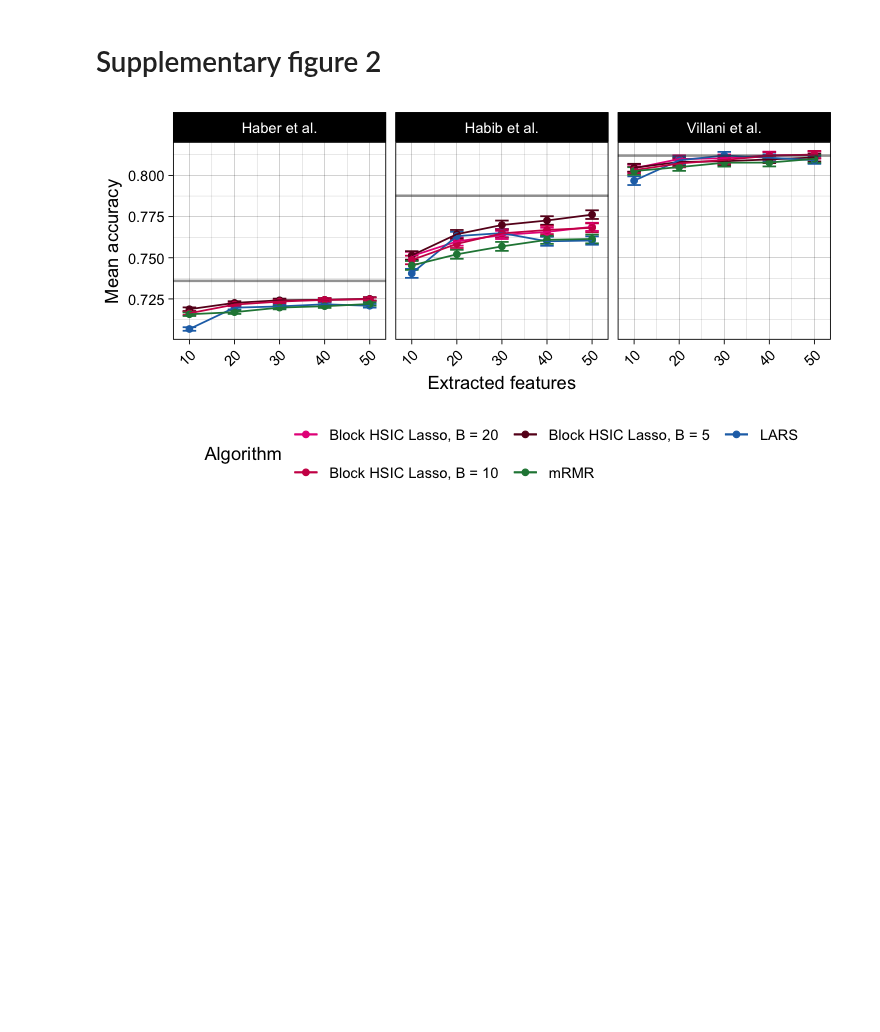
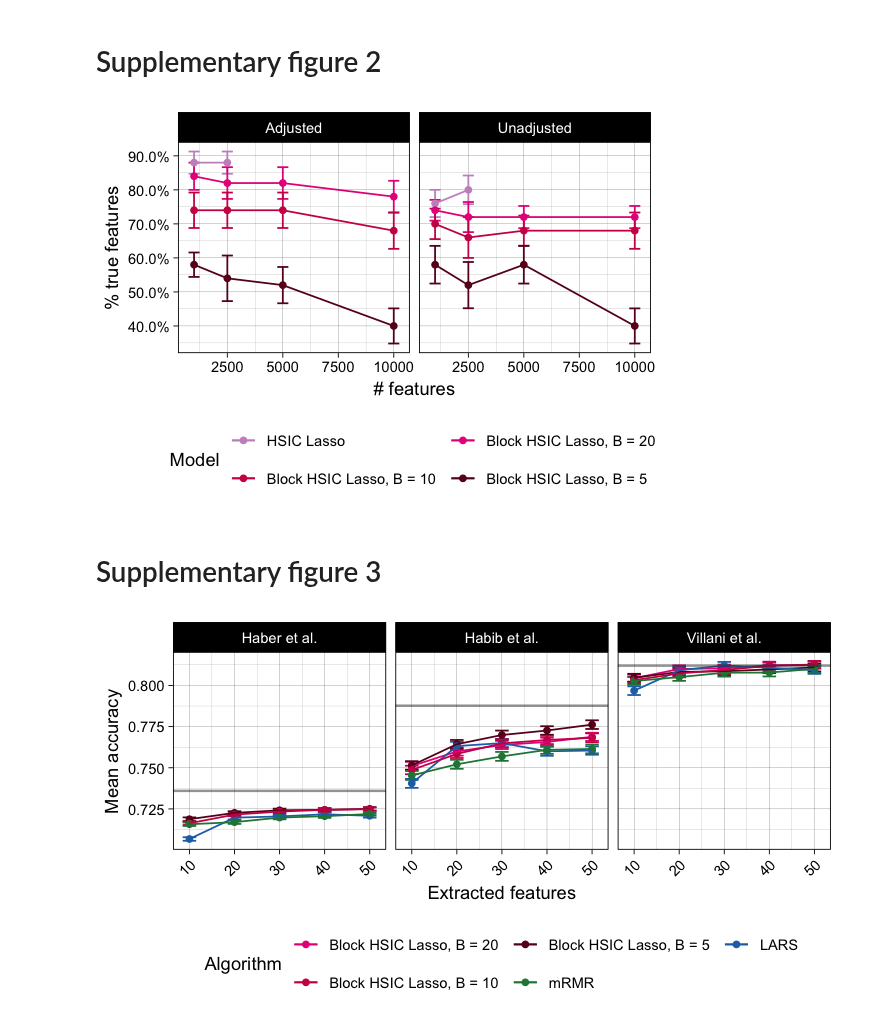
Before and after one commit to hclimente/nori, a Jupyter notebook: doc/supplementary_figures.ipynb, the cells around one changed output. Cells and saved outputs as stored; diff of their text form; code cells hidden in the pictures; blank space fills up the shorter version.

```diff
--- a/doc/supplementary_figures.ipynb
+++ b/doc/supplementary_figures.ipynb
@@ -88,5 +91,42 @@ face_recognition
 # %% [markdown]
 # Supplementary figure 2
+# %%
+df <- read_tsv('../results/covariates/continuous_feature_selection.tsv',
+                     col_types = 'ciiiiid') %>%
+    filter(samples == 1000 & causal == 5) %>%
+    mutate(covars = ifelse(grepl('_no_covars', model), 'Unadjusted', 'Adjusted'),
+           model = gsub('_no_covars', '', model),
+           model = gsub('_covars', '', model),
+           model = gsub('HSIC_lasso', 'HSIC Lasso', model),
+           model = gsub('-B=0', '', model),
+           model = ifelse(grepl('-B=', model), paste0('Block ', model), model),
+           model = gsub('-B=', ', B = ', model),
+           model = gsub('-M=3', '', model),
+           model = factor(model, levels = methods)) %>%
+    group_by(model, covars, samples, features) %>%
+    summarize(n = n(), ended = sum(!is.na(tpr)),
+              sem = sd(tpr) / sqrt(ended), tpr = mean(tpr),
+              selected = mean(selected))
+
+covars <- ggplot(df, aes(x = features, y = tpr, color = model)) +
+    geom_errorbar(aes(ymin = tpr - sem, ymax = tpr + sem), width = 500) +
+    geom_point() +
+    geom_line() +
+    theme_linedraw() +
+    theme(legend.position = 'bottom') +
+    labs(x = '# features', y = '% true features', color = 'Model') +
+    facet_grid(. ~ covars) +
+    scale_y_continuous(labels = scales::percent) +
+    scale_color_manual(values = palette) +
+    guides(color = guide_legend(nrow = 2, byrow = TRUE))
+# %%
+ggsave('img/Climente-Gonzalez.11.sup.2.pdf', covars, width = 4.7, height = 3.4, dpi = 1200)
+options(repr.plot.width=4.7, repr.plot.height=3.4)
+covars
+# %% [output]
+[figure, added]
+# %% [markdown]
+# Supplementary figure 3
 # %%
 summarize_benchmark <- function(label) {
 
```
Also changed, not shown: parts of 7 cells of this notebook, 30 other files.
